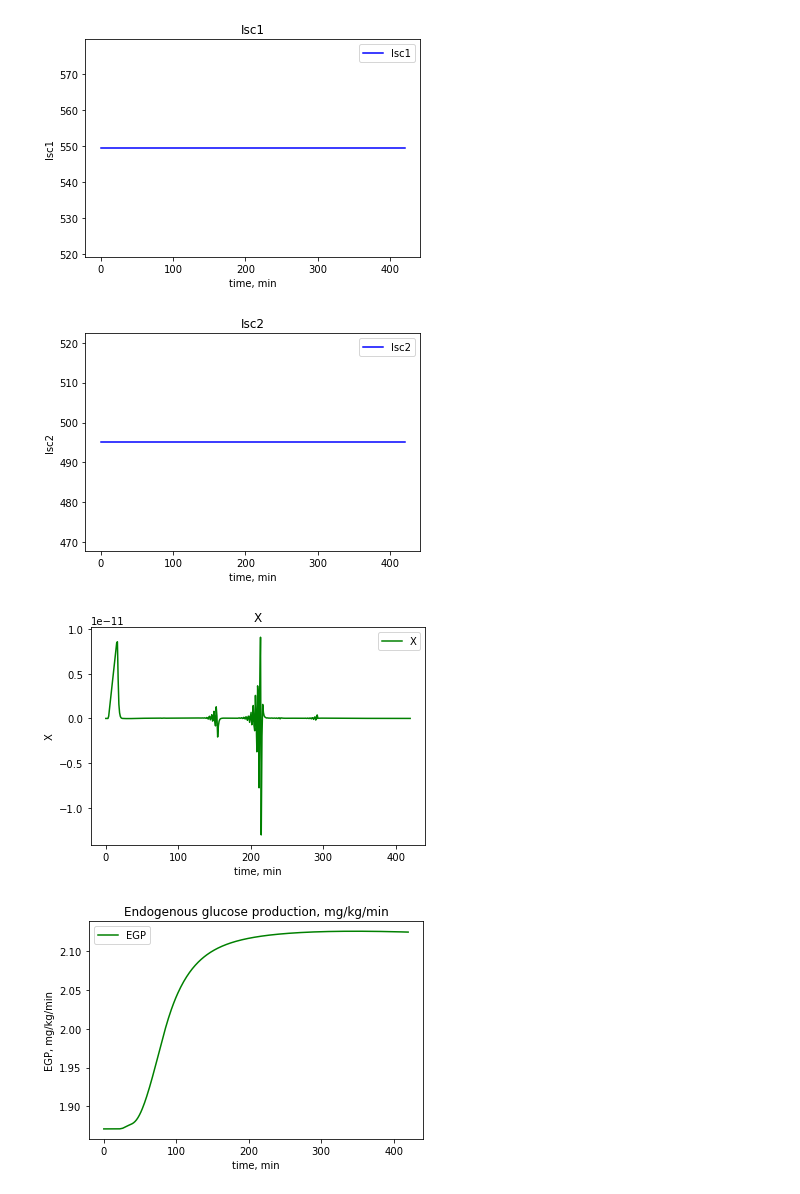
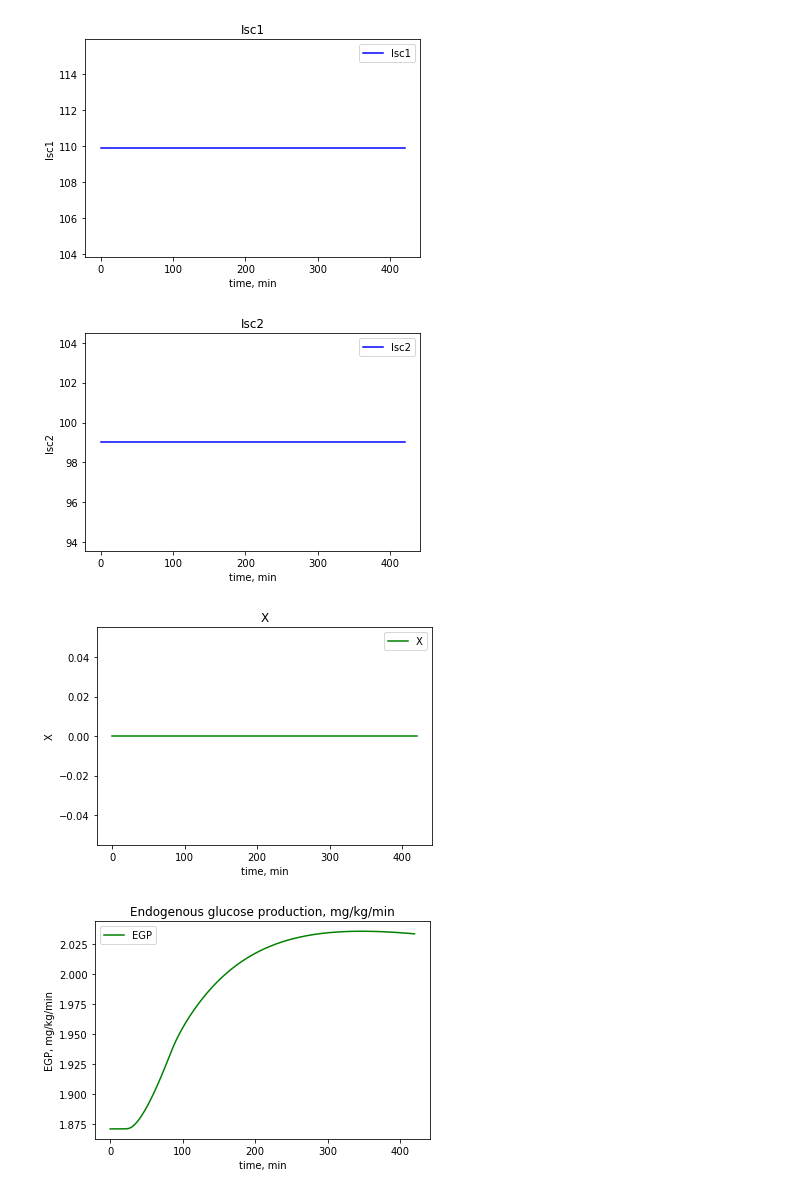
Before and after one commit to AlexSergEdge/GlucoMetaSim, a Jupyter notebook: subcutaneous_infusion_model.ipynb, the cells around one changed output. Cells and saved outputs as stored; diff of their text form; code cells hidden in the pictures.

```diff
--- a/subcutaneous_infusion_model.ipynb
+++ b/subcutaneous_infusion_model.ipynb
@@ -567,7 +567,7 @@ food_and_insulin_time = 50  # Пока что жестко прошито, в п
 
 final_value = Simulation(
     BW_input=77,
-    D_input=12000,  # 12000
+    D_input=0,  # 12000
     Gpb_input=160,
     time_input=420,
     samples_input=420,
@@ -576,7 +576,7 @@ final_value = Simulation(
     output_on=True,
     Djins_input=0,  # 200
     insulin_duration=0,  # не поддерживается
-    basal_insulin=10,
+    basal_insulin=2,
     food_input_time = 25,
     insulin_injection_time = 25,
     ex_on=True,
@@ -603,4 +603,4 @@ print('Insulin at 420 min, pmol/l:', final_value[1][419])
 [figure]
-[figure, old version]
+[figure, new version]
-[figure, old version]
+[figure, new version]
-[figure, old version]
+[figure, new version]
```
Also changed, not shown: parts of 1 cell of this notebook.
